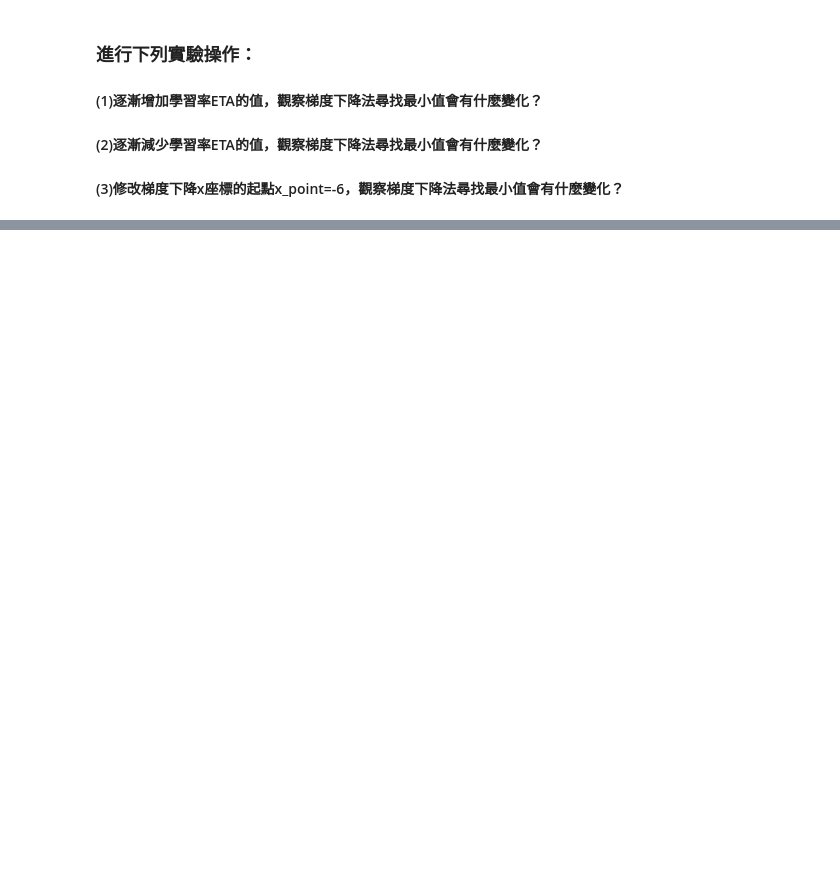
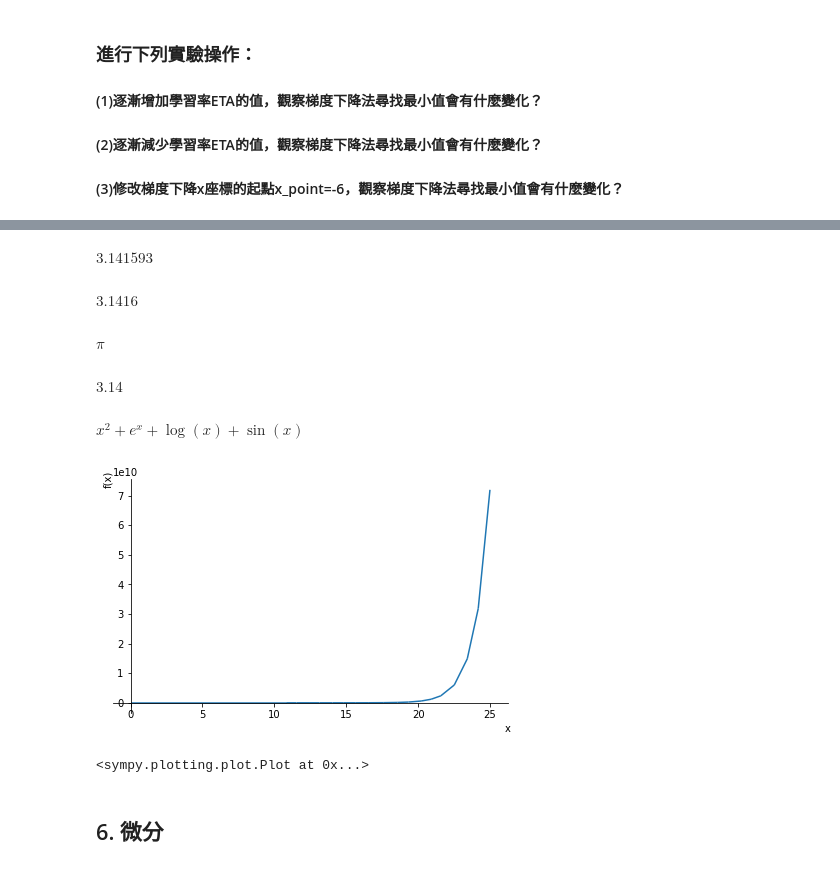
Before and after one commit to bin010203/Machine-Learning, a Jupyter notebook: A1_02梯度下降法逼近.ipynb, the cells around one changed output, grey strips where cells are left out. Drawn from its saved outputs; the diff is of its cells as text; code cells hidden in the pictures; blank space fills up the shorter version.

```diff
--- a/A1_02梯度下降法逼近.ipynb
+++ b/A1_02梯度下降法逼近.ipynb
@@ -106,0 +175,31 @@ for i in range(len(step_x)):
+# %%
+𝝅 = sp.pi
+𝝅.n(7)
+# %% [output]
+$\displaystyle 3.141593$
+# %%
+𝝅.n(5)
+# %% [output]
+$\displaystyle 3.1416$
+# %%
+pi =sp.pi
+pi
+# %% [output]
+$\displaystyle \pi$
+# %%
+π =pi
+π.evalf(3)
+# %% [output]
+$\displaystyle 3.14$
+# %%
+h=exp(x)+log(x)+sin(x)+x**2
+h
+# %% [output]
+$\displaystyle x^{2} + e^{x} + \log{\left(x \right)} + \sin{\left(x \right)}$
+# %%
+sp.plot(h, (x, -25, 25))
+# %% [output]
+[figure, added]
+<sympy.plotting.plot.Plot at 0x...>
+# %% [markdown]
+## 6. 微分
```
Also changed, not shown: parts of 64 cells of this notebook.
